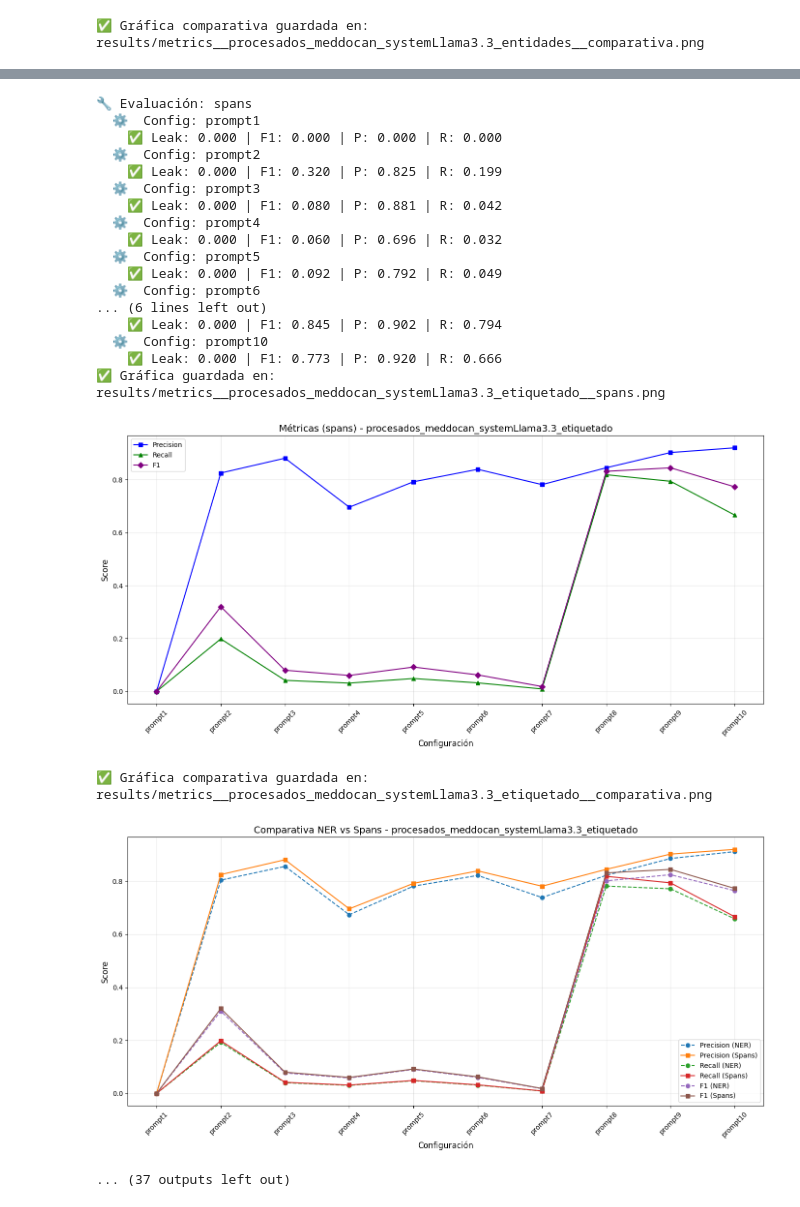
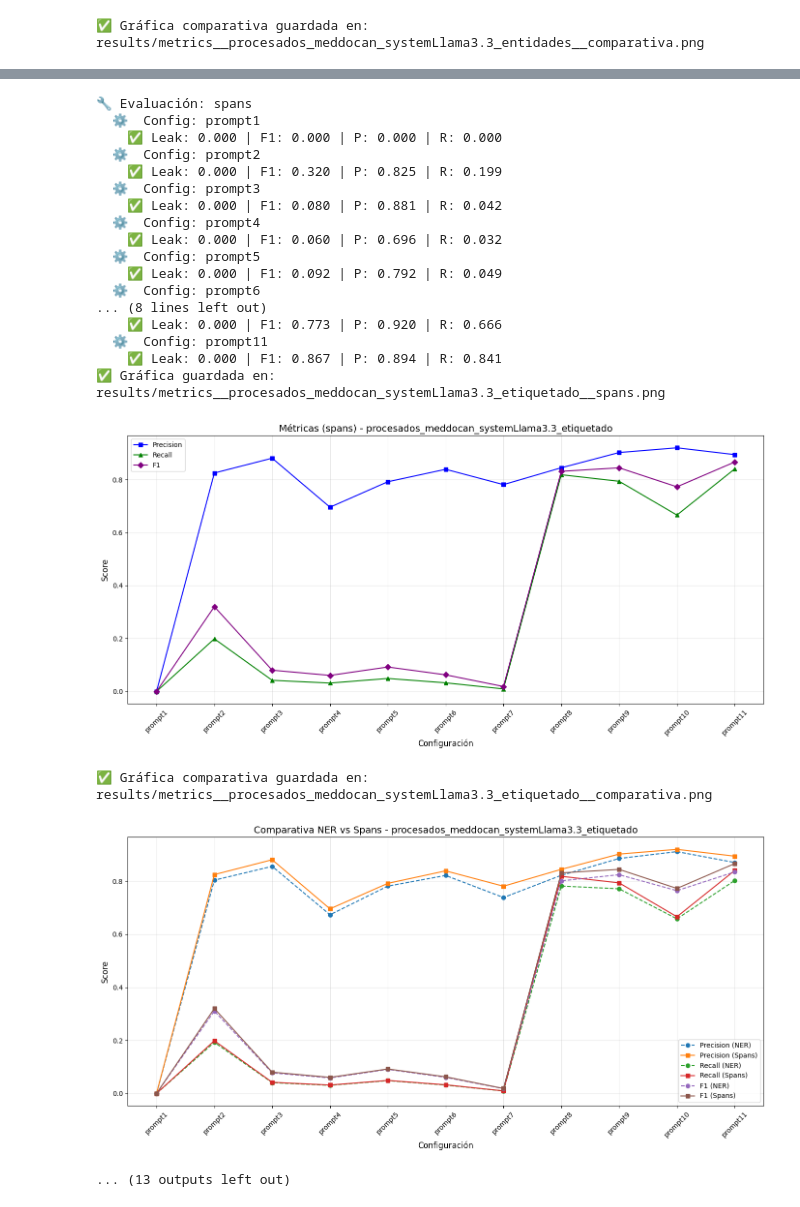
Before and after one commit to TarekElshami/PLN_Document_Anonymization, a Jupyter notebook: analysis_evaluate_stats.ipynb, the cells around one changed output, grey strips where cells are left out. Drawn from its saved outputs; the diff is of its cells as text; code cells hidden in the pictures.

```diff
--- a/analysis_evaluate_stats.ipynb
+++ b/analysis_evaluate_stats.ipynb
@@ -4,9 +4,7 @@ from stats import EvaluationSystem, quick_evaluation
 # Configuración
 SYSTEM_DIRS = [
     "procesados_meddocan/systemLlama3.3/entidades/",
-    "procesados_meddocan/systemLlama3.3/etiquetado/",
-    "procesados_meddocan/systemPhi4/entidades/",
-    "procesados_meddocan/systemPhi4/etiquetado/"
+    "procesados_meddocan/systemLlama3.3/etiquetado/"
 ]
 
 EVAL_TYPES = ["ner", "spans"]
@@ -97,21 +95,21 @@ print("\n✅ Evaluación completada")
 🔧 Evaluación: spans
   ⚙️  Config: prompt1
     ✅ Leak: 0.000 | F1: 0.000 | P: 0.000 | R: 0.000
   ⚙️  Config: prompt2
     ✅ Leak: 0.000 | F1: 0.320 | P: 0.825 | R: 0.199
   ⚙️  Config: prompt3
     ✅ Leak: 0.000 | F1: 0.080 | P: 0.881 | R: 0.042
   ⚙️  Config: prompt4
     ✅ Leak: 0.000 | F1: 0.060 | P: 0.696 | R: 0.032
   ⚙️  Config: prompt5
     ✅ Leak: 0.000 | F1: 0.092 | P: 0.792 | R: 0.049
   ⚙️  Config: prompt6
-... (6 lines left out)
-    ✅ Leak: 0.000 | F1: 0.845 | P: 0.902 | R: 0.794
-  ⚙️  Config: prompt10
+... (8 lines left out)
     ✅ Leak: 0.000 | F1: 0.773 | P: 0.920 | R: 0.666
+  ⚙️  Config: prompt11
+    ✅ Leak: 0.000 | F1: 0.867 | P: 0.894 | R: 0.841
 ✅ Gráfica guardada en: results/metrics__procesados_meddocan_systemLlama3.3_etiquetado__spans.png
-[figure, old version]
+[figure, new version]
 ✅ Gráfica comparativa guardada en: results/metrics__procesados_meddocan_systemLlama3.3_etiquetado__comparativa.png
-[figure, old version]
+[figure, new version]
-... (37 outputs left out)
+... (13 outputs left out)
```
Also changed, not shown: parts of 1 cell of this notebook.
